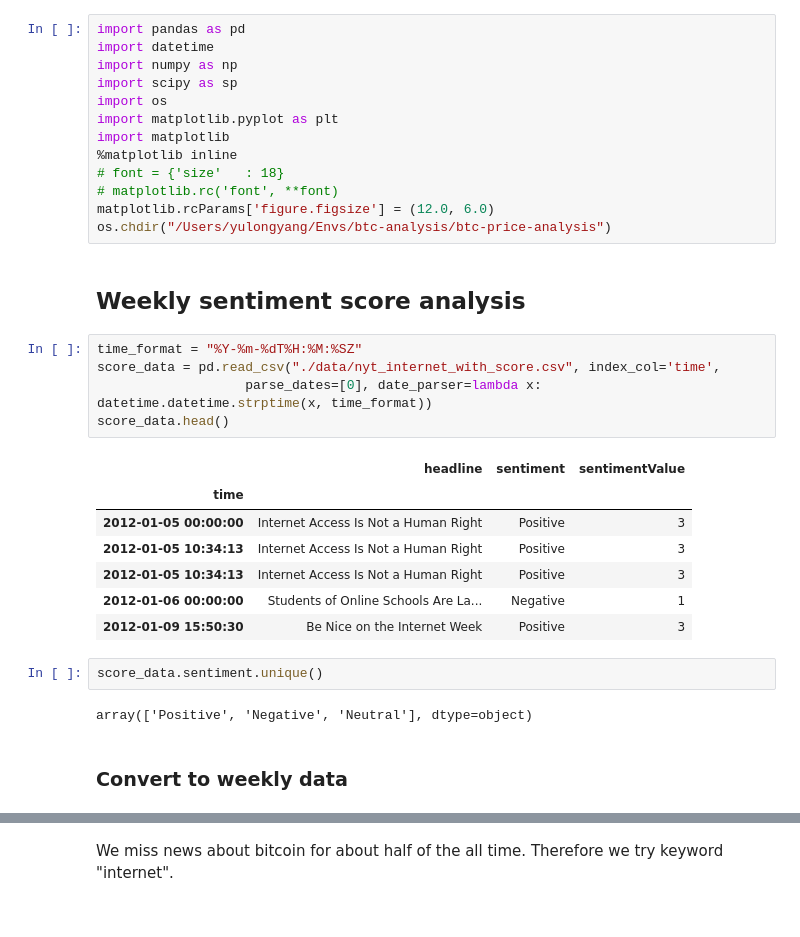
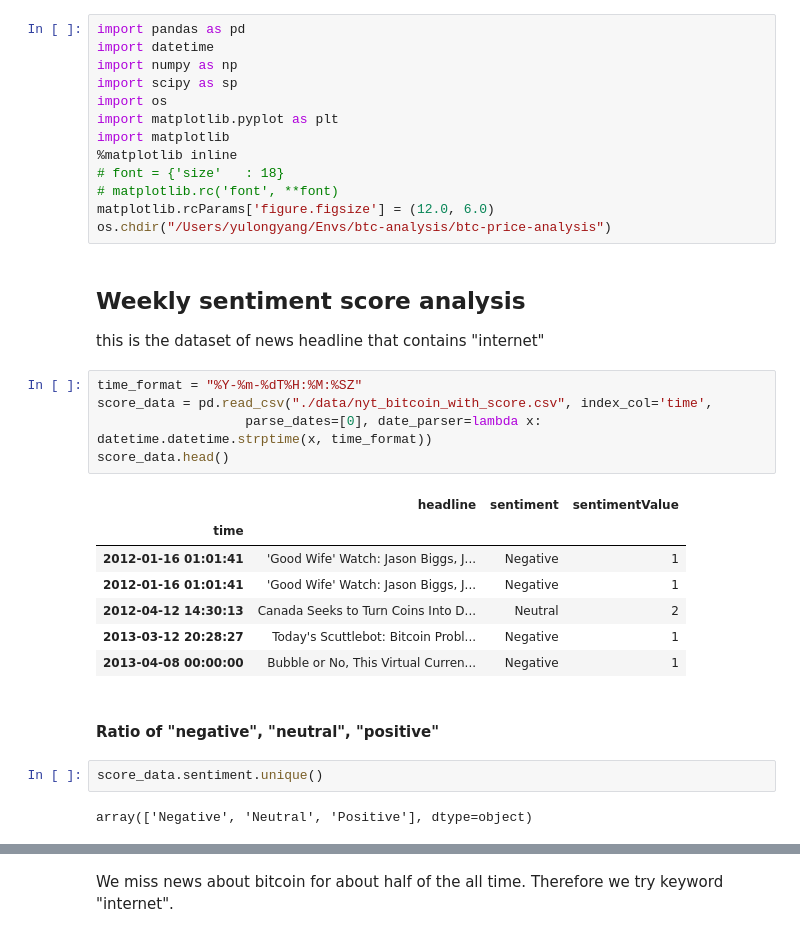
Before and after one commit to yyl/btc-price-analysis, a Jupyter notebook: notes/news_analysis.ipynb, the cells around one changed output, grey strips where cells are left out. Saved outputs shown, nothing was run; the diff lists cells and outputs as text.

```diff
--- a/notes/news_analysis.ipynb
+++ b/notes/news_analysis.ipynb
@@ -13,22 +13,24 @@ matplotlib.rcParams['figure.figsize'] = (12.0, 6.0)
 os.chdir("/Users/yulongyang/Envs/btc-analysis/btc-price-analysis")
 # %% [markdown]
 ## Weekly sentiment score analysis
+
+this is the dataset of news headline that contains "internet"
 # %%
 time_format = "%Y-%m-%dT%H:%M:%SZ"
-score_data = pd.read_csv("./data/nyt_internet_with_score.csv", index_col='time',
+score_data = pd.read_csv("./data/nyt_bitcoin_with_score.csv", index_col='time',
                    parse_dates=[0], date_parser=lambda x: datetime.datetime.strptime(x, time_format))
 score_data.head()
 # %% [output]
 |  | headline | sentiment | sentimentValue |
 | time |  |  |  |
-| 2012-01-05 00:00:00 | Internet Access Is Not a Human Right | Positive | 3 |
-| 2012-01-05 10:34:13 | Internet Access Is Not a Human Right | Positive | 3 |
-| 2012-01-05 10:34:13 | Internet Access Is Not a Human Right | Positive | 3 |
-| 2012-01-06 00:00:00 | Students of Online Schools Are La... | Negative | 1 |
-| 2012-01-09 15:50:30 | Be Nice on the Internet Week | Positive | 3 |
+| 2012-01-16 01:01:41 | 'Good Wife' Watch: Jason Biggs, J... | Negative | 1 |
+| 2012-01-16 01:01:41 | 'Good Wife' Watch: Jason Biggs, J... | Negative | 1 |
+| 2012-04-12 14:30:13 | Canada Seeks to Turn Coins Into D... | Neutral | 2 |
+| 2013-03-12 20:28:27 | Today's Scuttlebot: Bitcoin Probl... | Negative | 1 |
+| 2013-04-08 00:00:00 | Bubble or No, This Virtual Curren... | Negative | 1 |
+# %% [markdown]
+#### Ratio of "negative", "neutral", "positive"
 # %%
 score_data.sentiment.unique()
 # %% [output]
-array(['Positive', 'Negative', 'Neutral'], dtype=object)
+array(['Negative', 'Neutral', 'Positive'], dtype=object)
-# %% [markdown]
-### Convert to weekly data
```
Also changed, not shown: parts of 16 cells of this notebook.
